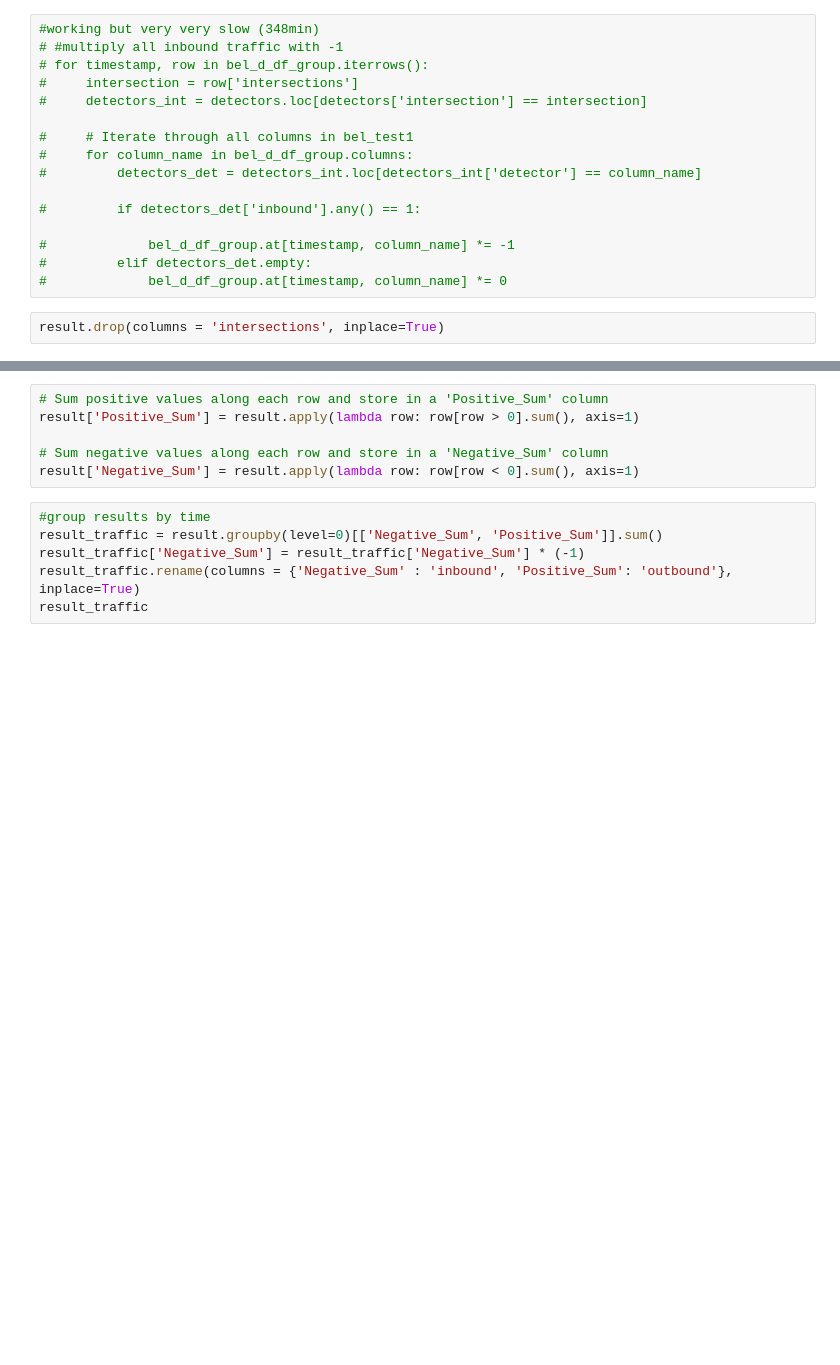
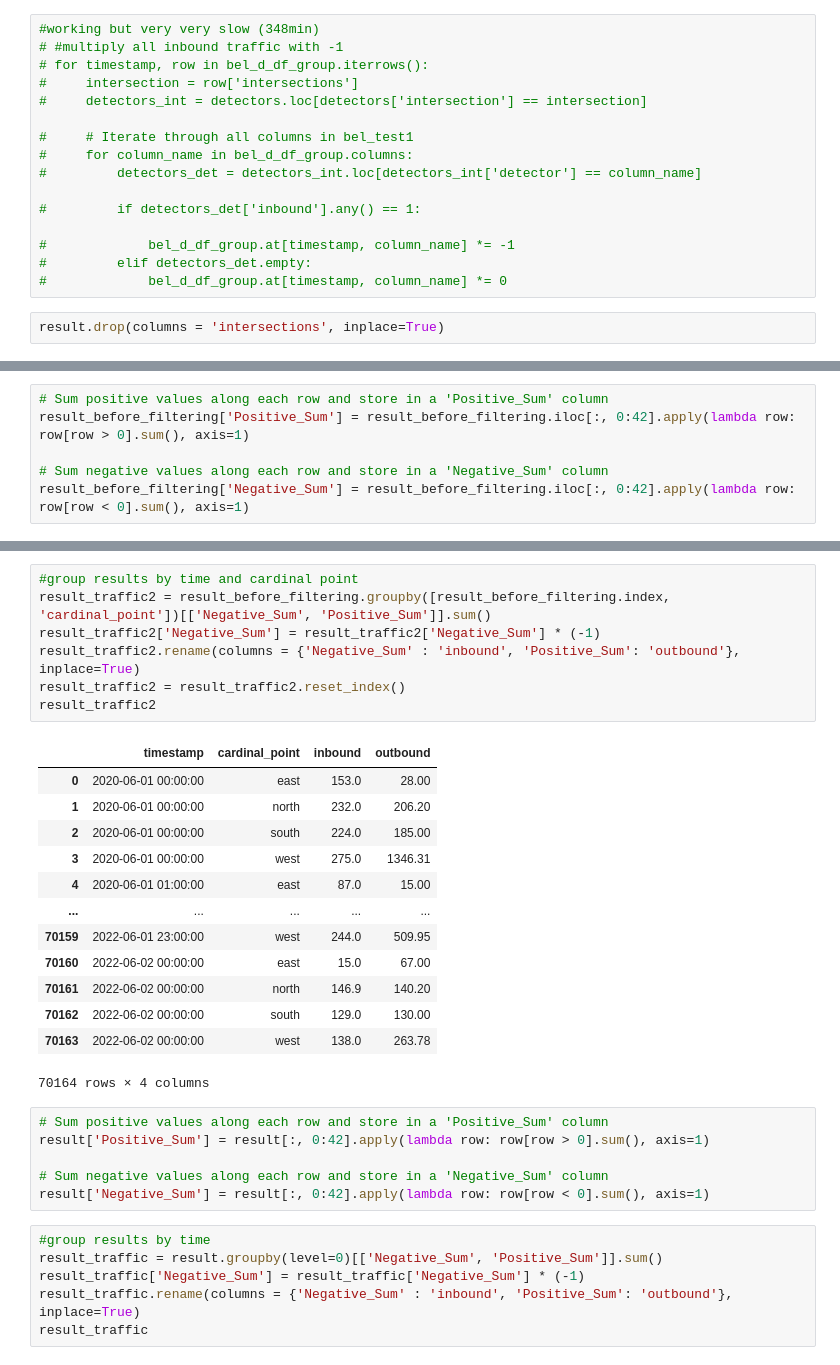
Before and after one commit to cathrinr/driving_change, a Jupyter notebook: traffic_data_transformation_2020-2022_2nd.ipynb, the cells around one changed output, grey strips where cells are left out. Cells and saved outputs as stored; diff of their text form; blank space fills up the shorter version.

```diff
--- a/traffic_data_transformation_2020-2022_2nd.ipynb
+++ b/traffic_data_transformation_2020-2022_2nd.ipynb
@@ -583,0 +641,6 @@ result.drop(columns = 'intersections', inplace=True)
+# %%
+# Sum positive values along each row and store in a 'Positive_Sum' column
+result_before_filtering['Positive_Sum'] = result_before_filtering.iloc[:, 0:42].apply(lambda row: row[row > 0].sum(), axis=1)
+
+# Sum negative values along each row and store in a 'Negative_Sum' column
+result_before_filtering['Negative_Sum'] = result_before_filtering.iloc[:, 0:42].apply(lambda row: row[row < 0].sum(), axis=1)
@@ -584,9 +664,30 @@ result.drop(columns = 'intersections', inplace=True)
+# %%
+#group results by time and cardinal point
+result_traffic2 = result_before_filtering.groupby([result_before_filtering.index, 'cardinal_point'])[['Negative_Sum', 'Positive_Sum']].sum()
+result_traffic2['Negative_Sum'] = result_traffic2['Negative_Sum'] * (-1)
+result_traffic2.rename(columns = {'Negative_Sum' : 'inbound', 'Positive_Sum': 'outbound'}, inplace=True)
+result_traffic2 = result_traffic2.reset_index()
+result_traffic2
+# %% [output]
+|  | timestamp | cardinal_point | inbound | outbound |
+| 0 | 2020-06-01 00:00:00 | east | 153.0 | 28.00 |
+| 1 | 2020-06-01 00:00:00 | north | 232.0 | 206.20 |
+| 2 | 2020-06-01 00:00:00 | south | 224.0 | 185.00 |
+| 3 | 2020-06-01 00:00:00 | west | 275.0 | 1346.31 |
+| 4 | 2020-06-01 01:00:00 | east | 87.0 | 15.00 |
+| ... | ... | ... | ... | ... |
+| 70159 | 2022-06-01 23:00:00 | west | 244.0 | 509.95 |
+| 70160 | 2022-06-02 00:00:00 | east | 15.0 | 67.00 |
+| 70161 | 2022-06-02 00:00:00 | north | 146.9 | 140.20 |
+| 70162 | 2022-06-02 00:00:00 | south | 129.0 | 130.00 |
+| 70163 | 2022-06-02 00:00:00 | west | 138.0 | 263.78 |
+70164 rows × 4 columns
 # %%
 # Sum positive values along each row and store in a 'Positive_Sum' column
-result['Positive_Sum'] = result.apply(lambda row: row[row > 0].sum(), axis=1)
+result['Positive_Sum'] = result[:, 0:42].apply(lambda row: row[row > 0].sum(), axis=1)
 
 # Sum negative values along each row and store in a 'Negative_Sum' column
-result['Negative_Sum'] = result.apply(lambda row: row[row < 0].sum(), axis=1)
+result['Negative_Sum'] = result[:, 0:42].apply(lambda row: row[row < 0].sum(), axis=1)
 # %%
 #group results by time
 result_traffic = result.groupby(level=0)[['Negative_Sum', 'Positive_Sum']].sum()
```
Also changed, not shown: parts of 7 cells of this notebook.
